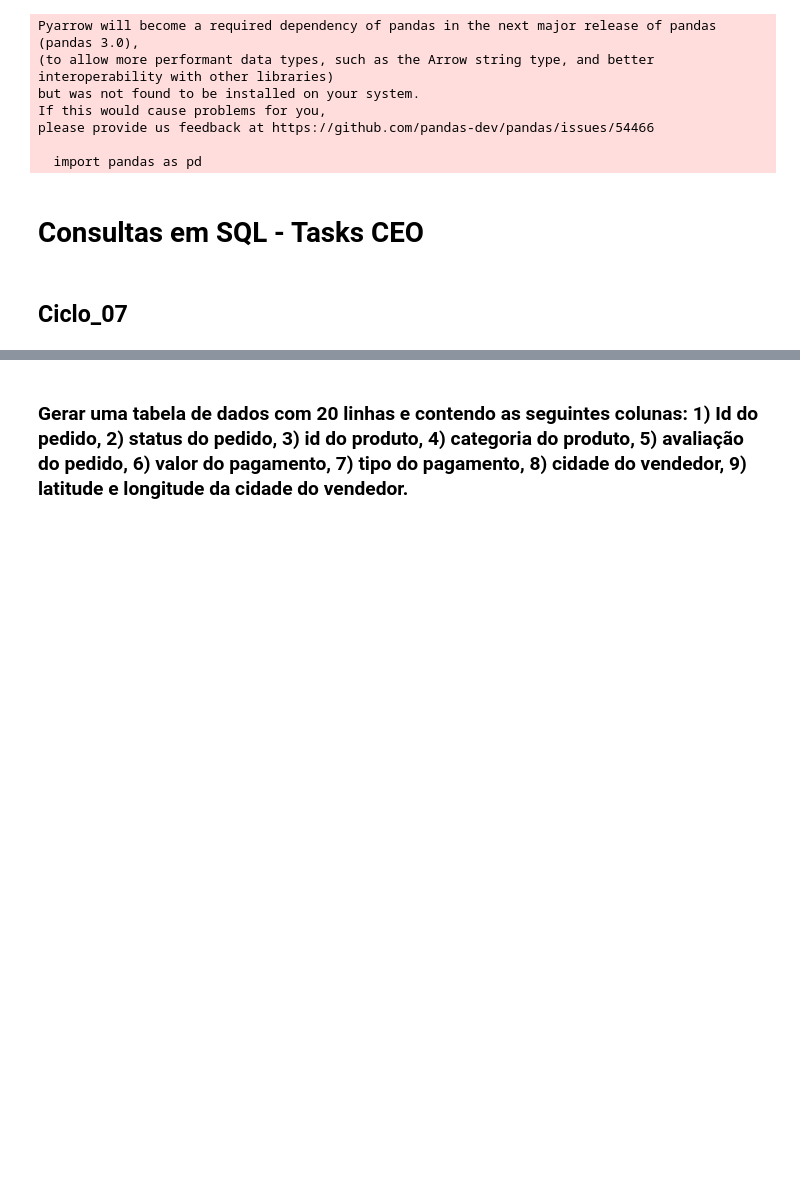
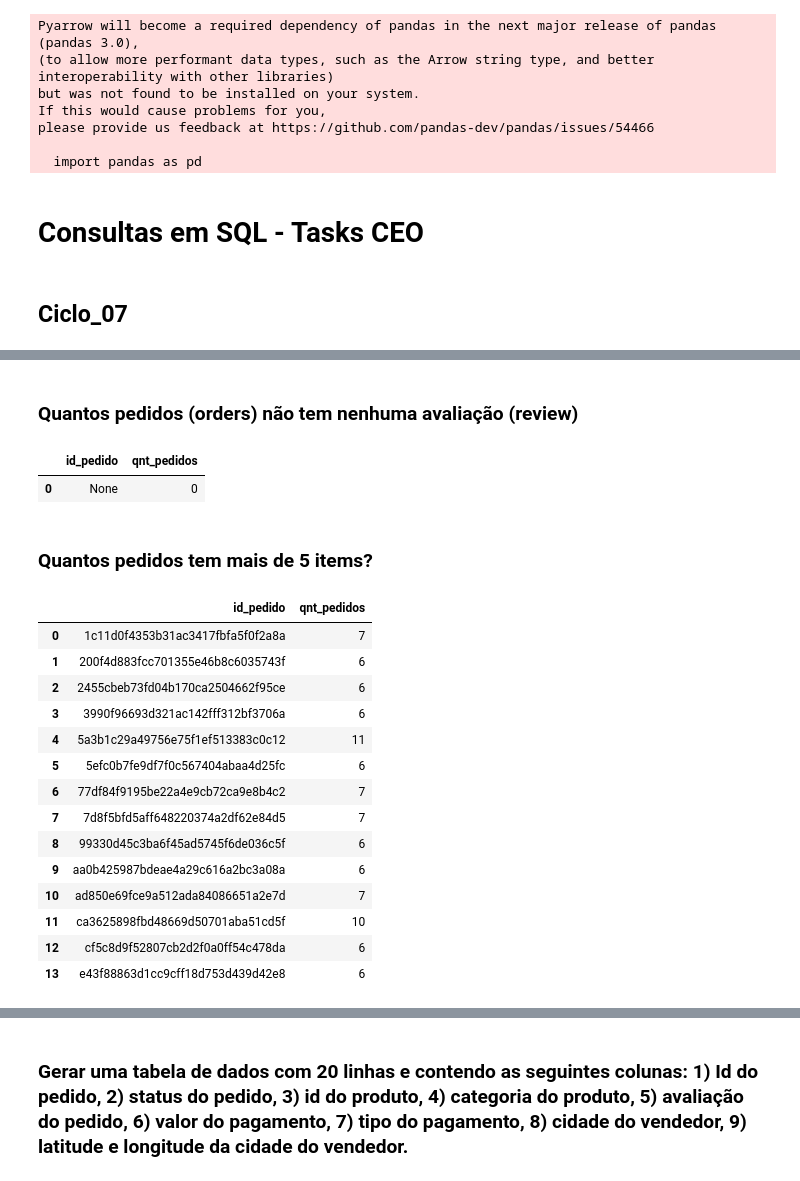
Before and after one commit to C41m/C41m-sql_ecommerce, a Jupyter notebook: sql.ipynb, the cells around one changed output, grey strips where cells are left out. Cells and saved outputs as stored; diff of their text form; code cells hidden in the pictures; blank space fills up the shorter version.

```diff
--- a/sql.ipynb
+++ b/sql.ipynb
@@ -19,0 +80,63 @@ please provide us feedback at https://github.com/pandas-dev/pandas/issues/54466
+# %% [markdown]
+### Quantos pedidos (orders) não tem nenhuma avaliação (review)
+# %%
+cursor.execute(
+  """
+  SELECT
+    o.order_id AS id_pedido,
+    COUNT(or2.order_id) AS qnt_pedidos
+  FROM
+    orders o
+    LEFT JOIN order_reviews or2 ON o.order_id = or2.order_id
+  WHERE
+    or2.review_score IS NULL
+  """
+)
+
+rows = cursor.fetchall()
+
+df = pd.DataFrame(rows, columns=["id_pedido", "qnt_pedidos"])
+
+display(df)
+# %% [output]
+|  | id_pedido | qnt_pedidos |
+| 0 | None | 0 |
+# %% [markdown]
+### Quantos pedidos tem mais de 5 items?
+# %%
+cursor.execute(
+  """
+  SELECT
+    o.order_id AS id_pedido,
+    COUNT(oi.order_id) AS qnt_pedidos
+  FROM
+    orders o
+    LEFT JOIN order_items oi ON o.order_id = oi.order_id
+  GROUP BY
+    o.order_id
+  HAVING
+    COUNT(DISTINCT oi.product_id) > 5
+  """
+)
+
+rows = cursor.fetchall()
+
+df = pd.DataFrame(rows, columns=["id_pedido", "qnt_pedidos"])
+
+display(df)
+# %% [output]
+|  | id_pedido | qnt_pedidos |
+| 0 | 1c11d0f4353b31ac3417fbfa5f0f2a8a | 7 |
+| 1 | 200f4d883fcc701355e46b8c6035743f | 6 |
+| 2 | 2455cbeb73fd04b170ca2504662f95ce | 6 |
+| 3 | 3990f96693d321ac142fff312bf3706a | 6 |
+| 4 | 5a3b1c29a49756e75f1ef513383c0c12 | 11 |
+| 5 | 5efc0b7fe9df7f0c567404abaa4d25fc | 6 |
+| 6 | 77df84f9195be22a4e9cb72ca9e8b4c2 | 7 |
+| 7 | 7d8f5bfd5aff648220374a2df62e84d5 | 7 |
+| 8 | 99330d45c3ba6f45ad5745f6de036c5f | 6 |
+| 9 | aa0b425987bdeae4a29c616a2bc3a08a | 6 |
+| 10 | ad850e69fce9a512ada84086651a2e7d | 7 |
+| 11 | ca3625898fbd48669d50701aba51cd5f | 10 |
+| 12 | cf5c8d9f52807cb2d2f0a0ff54c478da | 6 |
+| 13 | e43f88863d1cc9cff18d753d439d42e8 | 6 |
```
Also changed, not shown: parts of 6 cells of this notebook.
